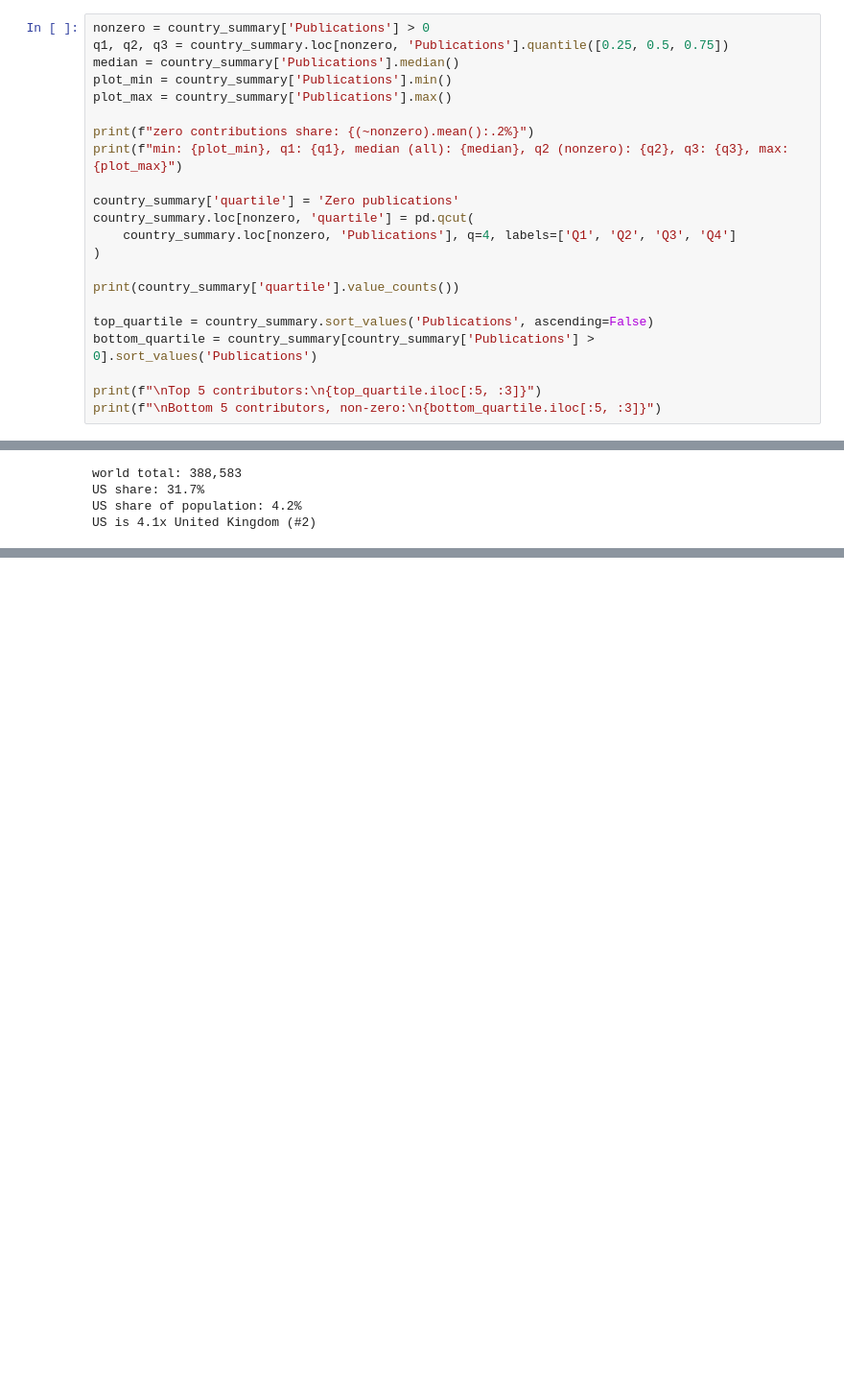
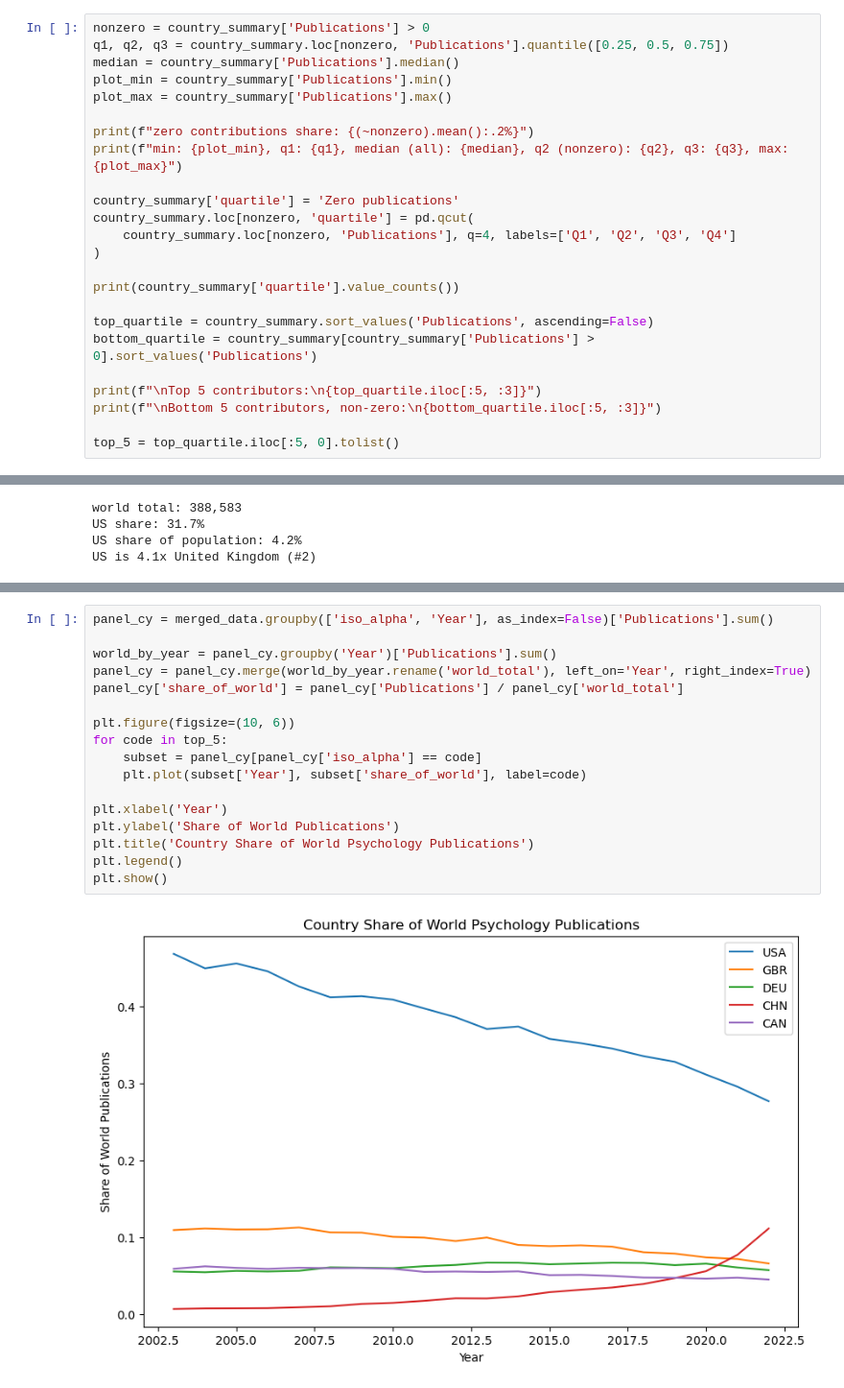
Before and after one commit to EmilineLabbe/who-decides-what-psych-says, a Jupyter notebook: notebooks/01_data_insights.ipynb, the cells around one changed output, grey strips where cells are left out. Shown at 96% size. Drawn from its saved outputs; the diff is of its cells as text; blank space fills up the shorter version.

Commit message:
plot change in top 5 psych share over time (2003-2022)

```diff
--- a/notebooks/01_data_insights.ipynb
+++ b/notebooks/01_data_insights.ipynb
@@ -87,6 +87,8 @@ bottom_quartile = country_summary[country_summary['Publications'] > 0].sort_valu
 
 print(f"\nTop 5 contributors:\n{top_quartile.iloc[:5, :3]}")
 print(f"\nBottom 5 contributors, non-zero:\n{bottom_quartile.iloc[:5, :3]}")
+
+top_5 = top_quartile.iloc[:5, 0].tolist()
 # %% [output]
 zero contributions share: 7.96%
 min: 0.0, q1: 5.18, median (all): 26.0, q2 (nonzero): 39.54, q3: 559.67, max: 123318.51
@@ -127,0 +132,19 @@ US is 4.1x United Kingdom (#2)
+# %%
+panel_cy = merged_data.groupby(['iso_alpha', 'Year'], as_index=False)['Publications'].sum()
+
+world_by_year = panel_cy.groupby('Year')['Publications'].sum()
+panel_cy = panel_cy.merge(world_by_year.rename('world_total'), left_on='Year', right_index=True)
+panel_cy['share_of_world'] = panel_cy['Publications'] / panel_cy['world_total']
+
+plt.figure(figsize=(10, 6))
+for code in top_5:
+    subset = panel_cy[panel_cy['iso_alpha'] == code]
+    plt.plot(subset['Year'], subset['share_of_world'], label=code)
+
+plt.xlabel('Year')
+plt.ylabel('Share of World Publications')
+plt.title('Country Share of World Psychology Publications')
+plt.legend()
+plt.show()
+# %% [output]
+[figure, added]
```
Also changed, not shown: parts of 1 cell of this notebook.
